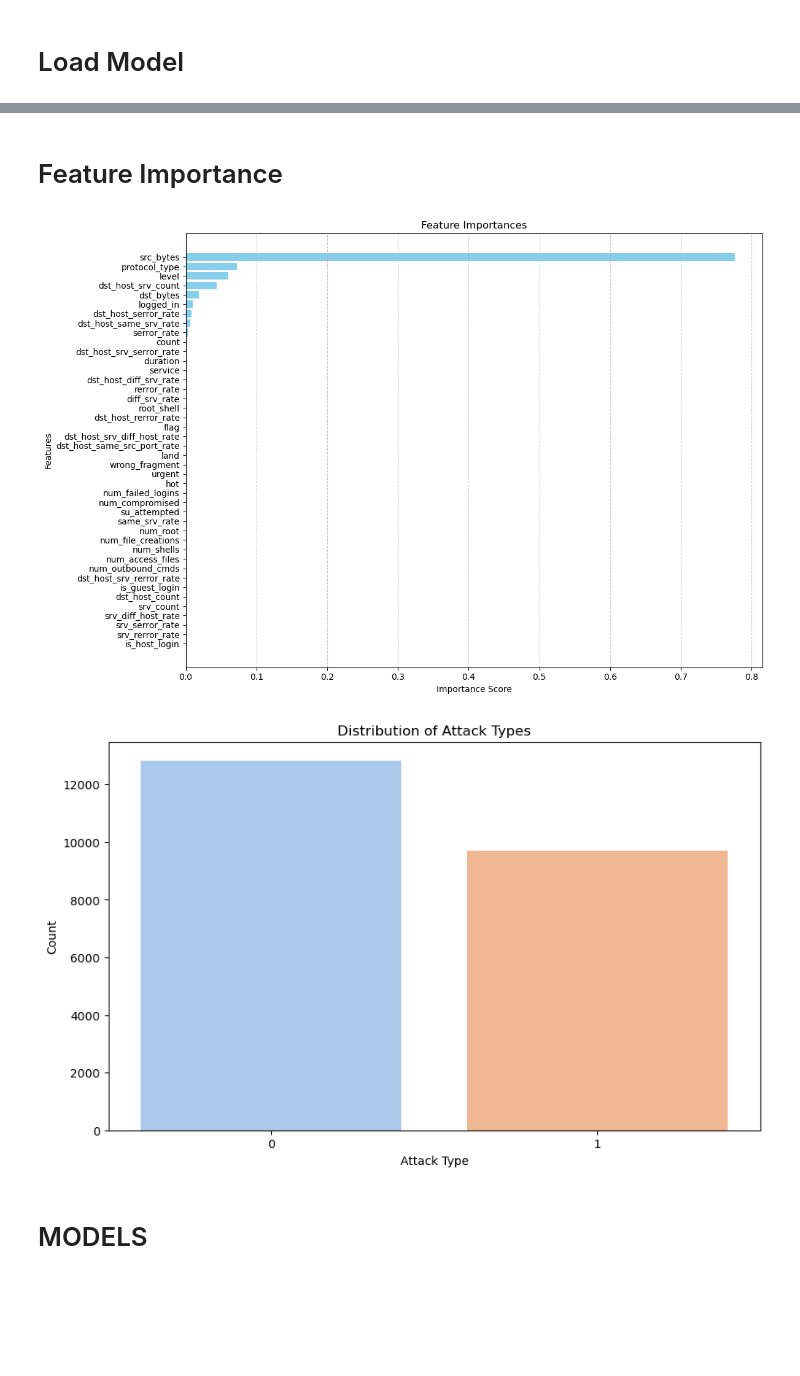
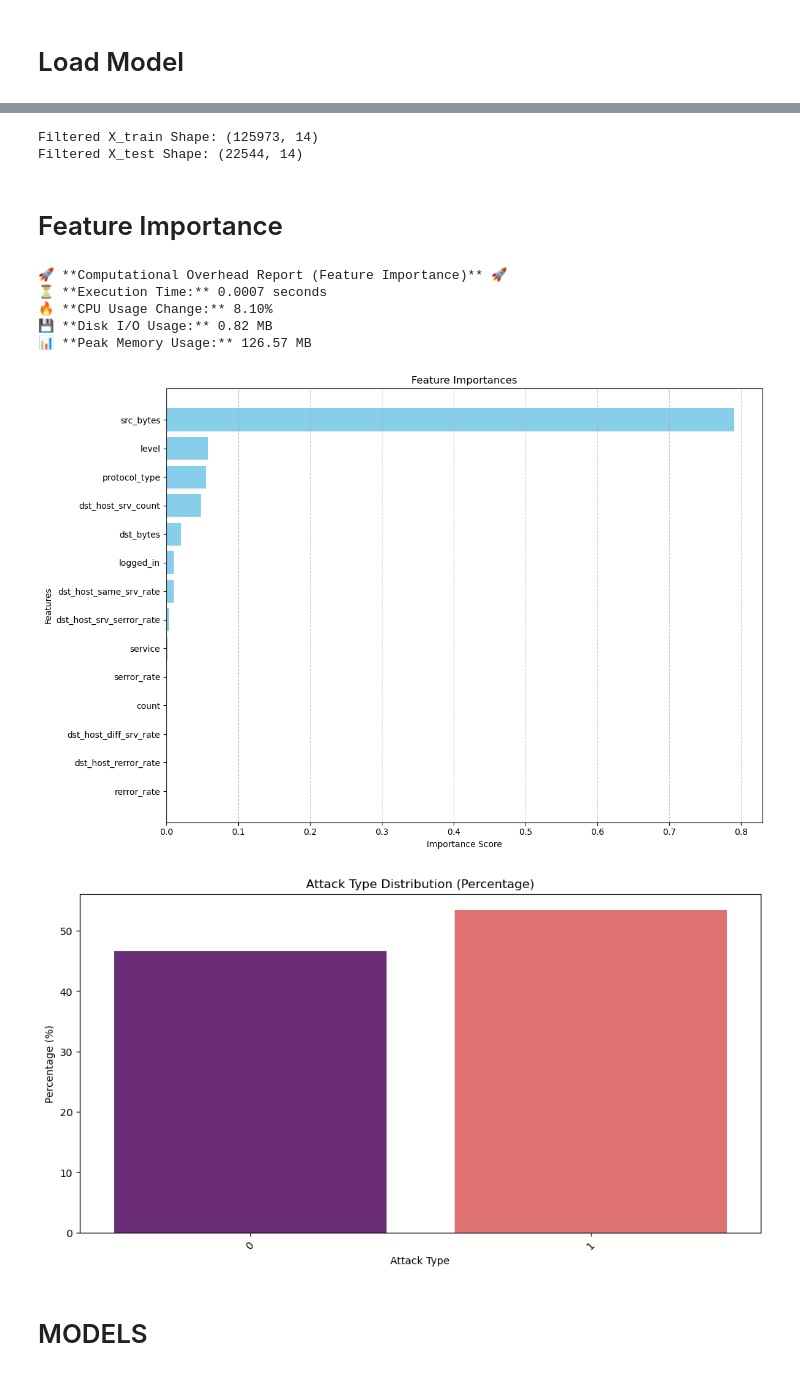
Before and after one commit to mo-abdulai/X-AI-IDS-Architecture, a Jupyter notebook: 3_Post-Modeling-Phase/explainability_Models/explainable_NSL-KDD/explainable-NSL-KDD_DecisionTree.ipynb, the cells around one changed output, grey strips where cells are left out. Drawn from its saved outputs; the diff is of its cells as text; code cells hidden in the pictures; blank space fills up the shorter version.

```diff
--- a/3_Post-Modeling-Phase/explainability_Models/explainable_NSL-KDD/explainable-NSL-KDD_DecisionTree.ipynb
+++ b/3_Post-Modeling-Phase/explainability_Models/explainable_NSL-KDD/explainable-NSL-KDD_DecisionTree.ipynb
@@ -32,3 +44,14 @@ model = joblib.load(model_path)
+# %%
+expected_features = model.feature_names_in_
+
+X_train = X_train_unfiltered[expected_features]
+X_test = X_test_unfiltered[expected_features]
+
+print("Filtered X_train Shape:", X_train.shape)
+print("Filtered X_test Shape:", X_test.shape)  # Should be (num_samples, 11)
+# %% [output]
+Filtered X_train Shape: (125973, 14)
+Filtered X_test Shape: (22544, 14)
 # %% [markdown]
 # Feature Importance
 # %%
@@ -37,16 +60,48 @@ feature_names = feature_names[:-1]
 # %%
+# Measure initial system stats before feature importance computation
+before_stats = get_system_stats()
+start_time = time.time()
+tracemalloc.start()
+
 importances = model.feature_importances_
 
+# End system tracking
+end_time = time.time()
+current_memory, peak_memory = tracemalloc.get_traced_memory()
+after_stats = get_system_stats()
 
-indices = np.argsort(importances)[::-1]
+# Compute overhead
+execution_time = end_time - start_time
+cpu_usage_change = after_stats["cpu_usage"] - before_stats["cpu_usage"]
+memory_used = (peak_memory - current_memory) / (1024 * 1024)  # Convert to MB
+disk_io_used = after_stats["disk_io"] - before_stats["disk_io"]
+
+# Print results
+print("\n🚀 **Computational Overhead Report (Feature Importance)** 🚀")
+print(f"⏳ **Execution Time:** {execution_time:.4f} seconds")
+print(f"🔥 **CPU Usage Change:** {cpu_usage_change:.2f}%")
+print(f"💾 **Disk I/O Usage:** {disk_io_used:.2f} MB")
+print(f"📊 **Peak Memory Usage:** {memory_used:.2f} MB")
+
+fig, ax = plt.subplots(figsize=(12, 8))
+feature_names_array = np.array(feature_names)
+num_features = min(importances.shape[0], len(feature_names_array))
+
+# Sort indices and ensure we only take the valid range
+indices = np.argsort(importances)[::-1][:num_features]  # Fix: Only take the top num_features
+
+# Convert feature names to a NumPy array to allow proper indexing
 
 
-fig, ax = plt.subplots(figsize=(12, 8))
+# Ensure feature_names has the correct length
+if len(feature_names_array) < num_features:
+    raise ValueError(f"Mismatch: feature_names has {len(feature_names_array)} elements, expected {num_features}")
 
-ax.barh(range(X_train.shape[1]), importances[indices], color="skyblue")
 
-ax.set_yticks(range(X_train.shape[1]))
-ax.set_yticklabels(feature_names[indices])
+ax.barh(range(num_features), importances[indices], color="skyblue")
+
+ax.set_yticks(range(num_features))
+ax.set_yticklabels(feature_names_array[indices])
 
 ax.set_title("Feature Importances")
 ax.set_xlabel("Importance Score")
@@ -60,21 +115,29 @@ plt.tight_layout()
 
 plt.show()
 # %% [output]
+🚀 **Computational Overhead Report (Feature Importance)** 🚀
+⏳ **Execution Time:** 0.0007 seconds
+🔥 **CPU Usage Change:** 8.10%
+💾 **Disk I/O Usage:** 0.82 MB
+📊 **Peak Memory Usage:** 126.57 MB
-[figure, old version]
+[figure, new version]
 # %%
-# Create the countplot
-plt.figure(figsize=(10, 6))
-sns.countplot(x=y_test, palette="pastel")
+plt.figure(figsize=(12, 6))
 
-# Add labels and title
+# Normalize counts to percentages
+attack_counts = df_train['binary_attack'].value_counts(normalize=True) * 100
+
+# Create bar plot
+sns.barplot(x=attack_counts.index, y=attack_counts.values, palette="magma")
+
 plt.xlabel("Attack Type")
-plt.ylabel("Count")
-plt.title("Distribution of Attack Types")
+plt.ylabel("Percentage (%)")
+plt.title("Attack Type Distribution (Percentage)")
 
-# Show the plot
+plt.xticks(rotation=45)
 plt.show()
 # %% [output]
-[figure, old version]
+[figure, new version]
 # %% [markdown]
 # MODELS
 # %%
```
Also changed, not shown: parts of 17 cells of this notebook, 28 other files.
